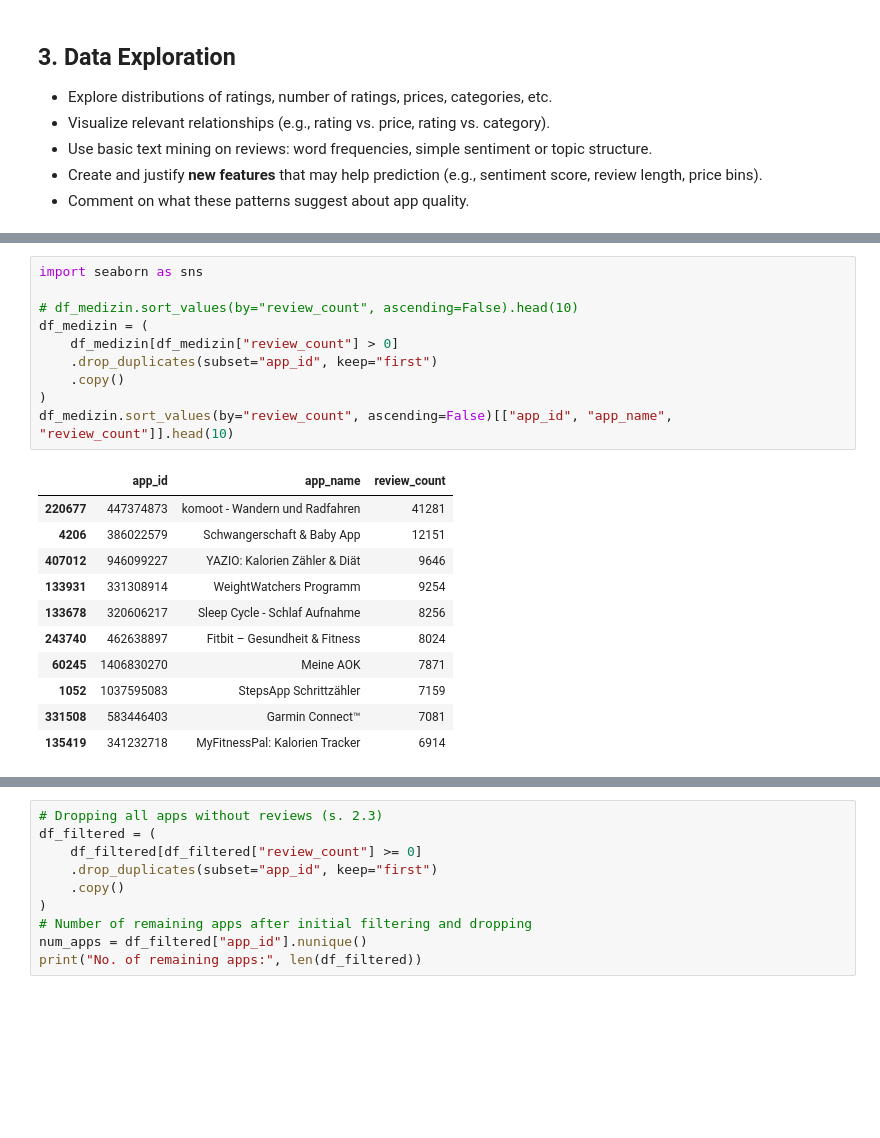
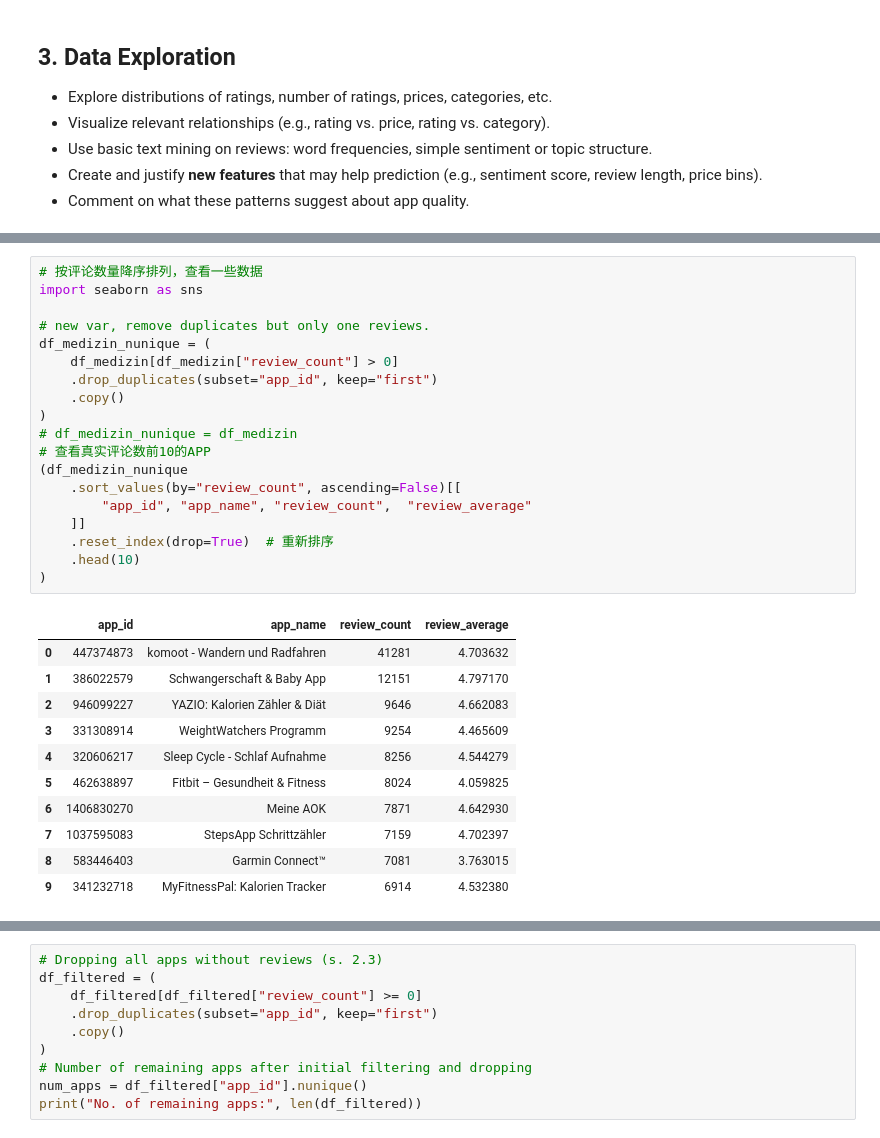
Before and after one commit to Miles-Zhu/AA-Group1, a Jupyter notebook: min.ipynb, the cells around one changed output, grey strips where cells are left out. Cells and saved outputs as stored; diff of their text form; blank space fills up the shorter version.

```diff
--- a/min.ipynb
+++ b/min.ipynb
@@ -233,22 +238,31 @@ print(f"""
 # %%
+# 按评论数量降序排列，查看一些数据
 import seaborn as sns
 
-# df_medizin.sort_values(by="review_count", ascending=False).head(10)
-df_medizin = (
+# new var, remove duplicates but only one reviews.
+df_medizin_nunique = (
     df_medizin[df_medizin["review_count"] > 0]
     .drop_duplicates(subset="app_id", keep="first")
     .copy()
 )
-df_medizin.sort_values(by="review_count", ascending=False)[["app_id", "app_name", "review_count"]].head(10)
+# df_medizin_nunique = df_medizin
+# 查看真实评论数前10的APP
+(df_medizin_nunique
+    .sort_values(by="review_count", ascending=False)[[
+        "app_id", "app_name", "review_count",  "review_average"
+    ]]
+    .reset_index(drop=True)  # 重新排序
+    .head(10)
+)
 # %% [output]
-|  | app_id | app_name | review_count |
-| 220677 | 447374873 | komoot - Wandern und Radfahren | 41281 |
-| 4206 | 386022579 | Schwangerschaft & Baby App | 12151 |
-| 407012 | 946099227 | YAZIO: Kalorien Zähler & Diät | 9646 |
-| 133931 | 331308914 | WeightWatchers Programm | 9254 |
-| 133678 | 320606217 | Sleep Cycle - Schlaf Aufnahme | 8256 |
-| 243740 | 462638897 | Fitbit – Gesundheit & Fitness | 8024 |
-| 60245 | 1406830270 | Meine AOK | 7871 |
-| 1052 | 1037595083 | StepsApp Schrittzähler | 7159 |
-| 331508 | 583446403 | Garmin Connect™ | 7081 |
-| 135419 | 341232718 | MyFitnessPal: Kalorien Tracker | 6914 |
+|  | app_id | app_name | review_count | review_average |
+| 0 | 447374873 | komoot - Wandern und Radfahren | 41281 | 4.703632 |
+| 1 | 386022579 | Schwangerschaft & Baby App | 12151 | 4.797170 |
+| 2 | 946099227 | YAZIO: Kalorien Zähler & Diät | 9646 | 4.662083 |
+| 3 | 331308914 | WeightWatchers Programm | 9254 | 4.465609 |
+| 4 | 320606217 | Sleep Cycle - Schlaf Aufnahme | 8256 | 4.544279 |
+| 5 | 462638897 | Fitbit – Gesundheit & Fitness | 8024 | 4.059825 |
+| 6 | 1406830270 | Meine AOK | 7871 | 4.642930 |
+| 7 | 1037595083 | StepsApp Schrittzähler | 7159 | 4.702397 |
+| 8 | 583446403 | Garmin Connect™ | 7081 | 3.763015 |
+| 9 | 341232718 | MyFitnessPal: Kalorien Tracker | 6914 | 4.532380 |
```
Also changed, not shown: parts of 15 cells of this notebook, 4 other files.
